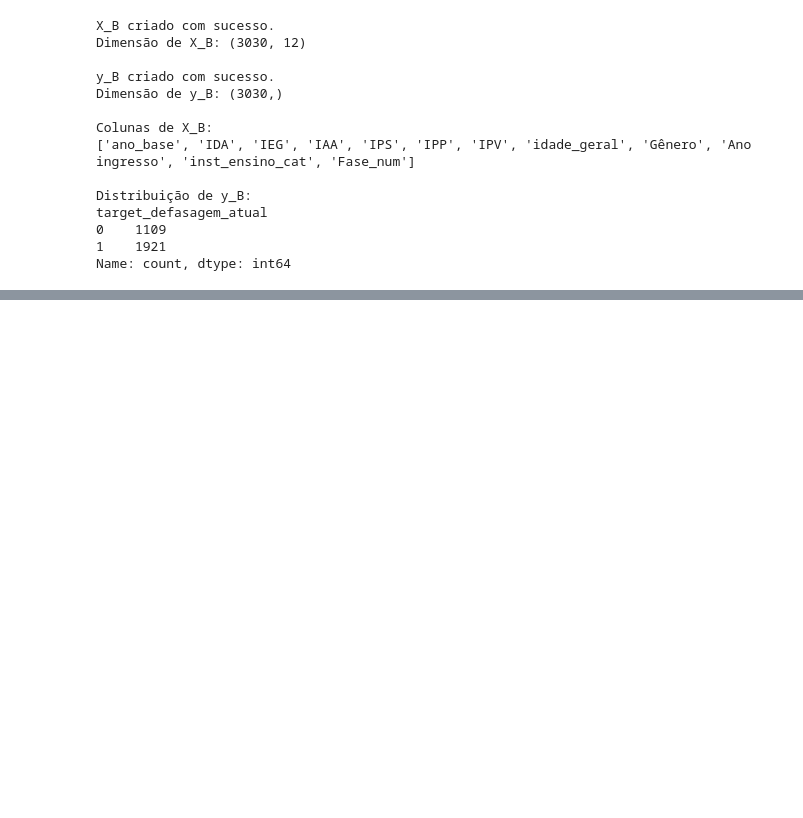
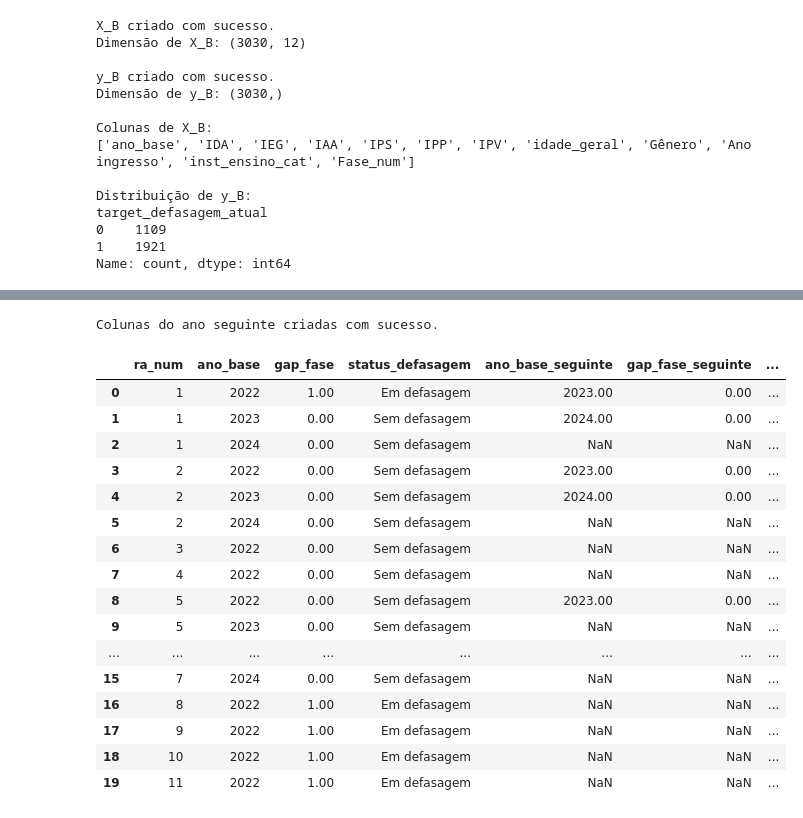
Before and after one commit to tivanello/fase5, a Jupyter notebook: notebooks/fase5_pergunta9_modelo_preditivo_final.ipynb, the cells around one changed output, grey strips where cells are left out. Cells and saved outputs as stored; diff of their text form; code cells hidden in the pictures; blank space fills up the shorter version.

```diff
--- a/notebooks/fase5_pergunta9_modelo_preditivo_final.ipynb
+++ b/notebooks/fase5_pergunta9_modelo_preditivo_final.ipynb
@@ -3531,0 +2717,47 @@ Amostra valores únicos:
+# %%
+# ============================================================
+# BLOCO — CRIAR INFORMAÇÕES DO ANO SEGUINTE
+# Objetivo:
+# - Recuperar, para cada aluno, a situação no ano seguinte
+# ============================================================
+
+df_ml_temp = df_ml_temp.copy()
+
+df_ml_temp["ano_base_seguinte"] = df_ml_temp.groupby("ra_num")["ano_base"].shift(-1)
+df_ml_temp["gap_fase_seguinte"] = df_ml_temp.groupby("ra_num")["gap_fase"].shift(-1)
+df_ml_temp["status_defasagem_seguinte"] = df_ml_temp.groupby("ra_num")["status_defasagem"].shift(-1)
+
+print("Colunas do ano seguinte criadas com sucesso.\n")
+
+display(
+    df_ml_temp[
+        [
+            "ra_num",
+            "ano_base",
+            "gap_fase",
+            "status_defasagem",
+            "ano_base_seguinte",
+            "gap_fase_seguinte",
+            "status_defasagem_seguinte"
+        ]
+    ].head(20)
+)
+# %% [output]
+Colunas do ano seguinte criadas com sucesso.
+|  | ra_num | ano_base | gap_fase | status_defasagem | ano_base_seguinte | gap_fase_seguinte | ... |
+| 0 | 1 | 2022 | 1.00 | Em defasagem | 2023.00 | 0.00 | ... |
+| 1 | 1 | 2023 | 0.00 | Sem defasagem | 2024.00 | 0.00 | ... |
+| 2 | 1 | 2024 | 0.00 | Sem defasagem | NaN | NaN | ... |
+| 3 | 2 | 2022 | 0.00 | Sem defasagem | 2023.00 | 0.00 | ... |
+| 4 | 2 | 2023 | 0.00 | Sem defasagem | 2024.00 | 0.00 | ... |
+| 5 | 2 | 2024 | 0.00 | Sem defasagem | NaN | NaN | ... |
+| 6 | 3 | 2022 | 0.00 | Sem defasagem | NaN | NaN | ... |
+| 7 | 4 | 2022 | 0.00 | Sem defasagem | NaN | NaN | ... |
+| 8 | 5 | 2022 | 0.00 | Sem defasagem | 2023.00 | 0.00 | ... |
+| 9 | 5 | 2023 | 0.00 | Sem defasagem | NaN | NaN | ... |
+| ... | ... | ... | ... | ... | ... | ... | ... |
+| 15 | 7 | 2024 | 0.00 | Sem defasagem | NaN | NaN | ... |
+| 16 | 8 | 2022 | 1.00 | Em defasagem | NaN | NaN | ... |
+| 17 | 9 | 2022 | 1.00 | Em defasagem | NaN | NaN | ... |
+| 18 | 10 | 2022 | 1.00 | Em defasagem | NaN | NaN | ... |
+| 19 | 11 | 2022 | 1.00 | Em defasagem | NaN | NaN | ... |
```
Also changed, not shown: parts of 182 cells of this notebook.
